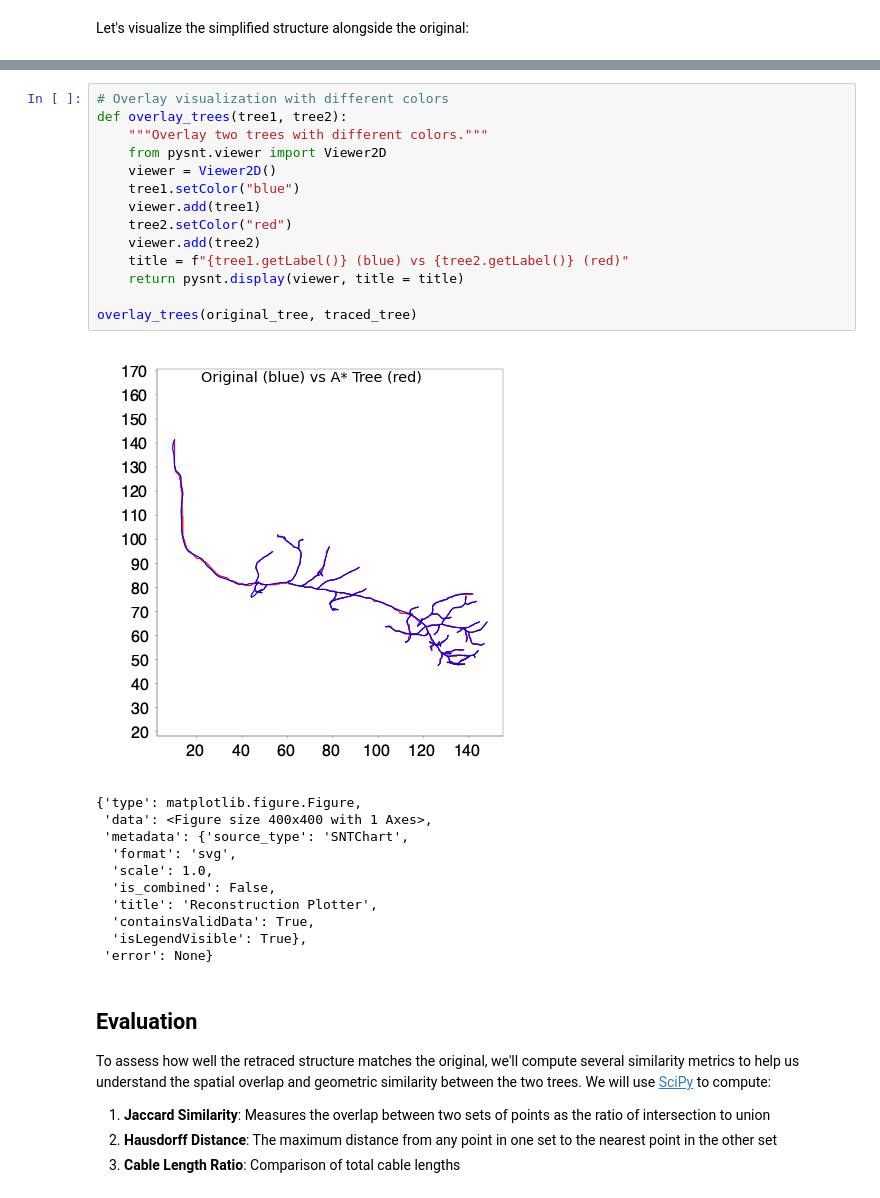
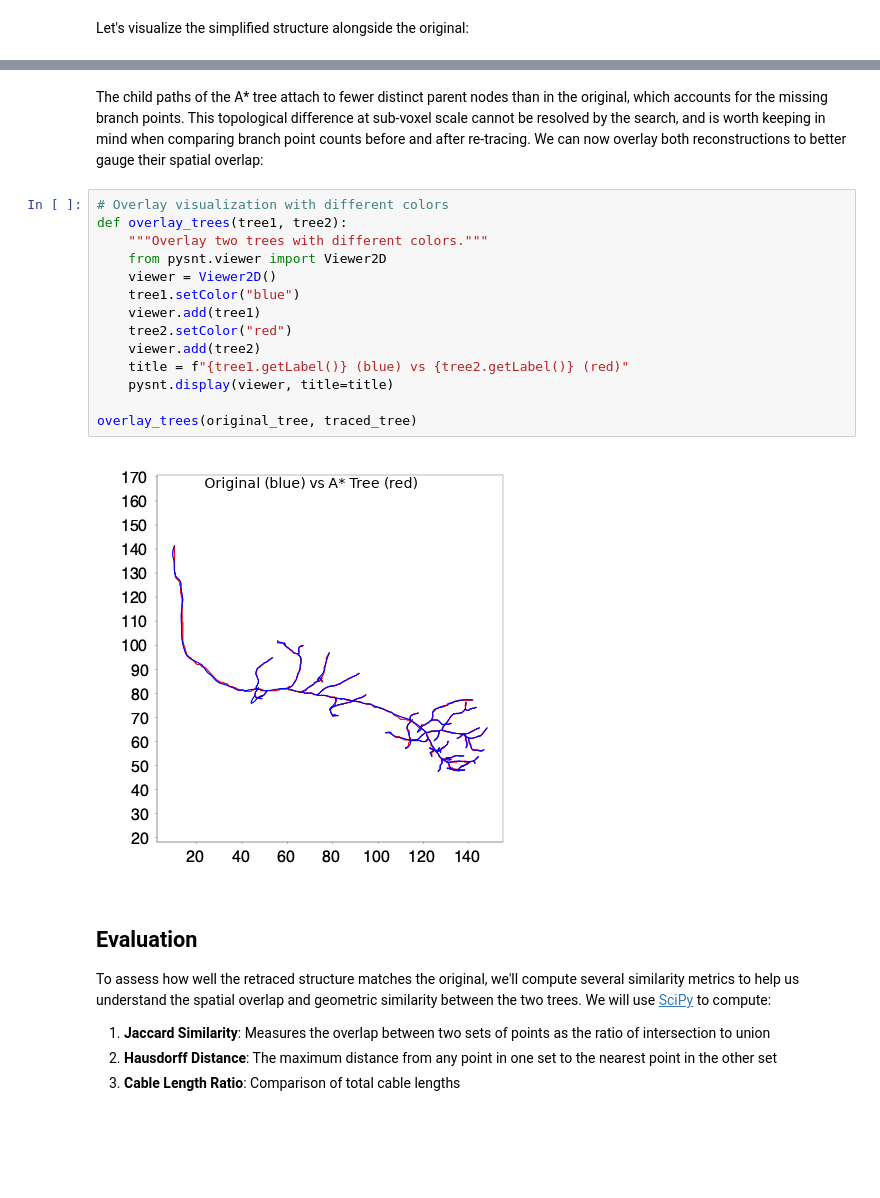
Before and after one commit to morphonets/pysnt, a Jupyter notebook: docs/notebooks/07_curvature_optimization.ipynb, the cells around one changed output, grey strips where cells are left out. Cells and saved outputs as stored; diff of their text form; blank space fills up the shorter version.

```diff
--- a/docs/notebooks/07_curvature_optimization.ipynb
+++ b/docs/notebooks/07_curvature_optimization.ipynb
@@ -196,29 +277,21 @@ We can overlay both reconstructions to better gauge their spatial overlap:
+# %% [markdown]
+The child paths of the A* tree attach to fewer distinct parent nodes than in the original, which accounts for the missing branch points. This topological difference at sub-voxel scale cannot be resolved by the search, and is worth keeping in mind when comparing branch point counts before and after re-tracing. We can now overlay both reconstructions to better gauge their spatial overlap:
 # %%
 # Overlay visualization with different colors
 def overlay_trees(tree1, tree2):
     """Overlay two trees with different colors."""
     from pysnt.viewer import Viewer2D
     viewer = Viewer2D()
     tree1.setColor("blue")
     viewer.add(tree1)
     tree2.setColor("red")
     viewer.add(tree2)
     title = f"{tree1.getLabel()} (blue) vs {tree2.getLabel()} (red)"
-    return pysnt.display(viewer, title = title)
+    pysnt.display(viewer, title=title)
 
 overlay_trees(original_tree, traced_tree)
 # %% [output]
-[figure, old version]
+[figure, new version]
-{'type': matplotlib.figure.Figure,
- 'data': <Figure size 400x400 with 1 Axes>,
- 'metadata': {'source_type': 'SNTChart',
-  'format': 'svg',
-  'scale': 1.0,
-  'is_combined': False,
-  'title': 'Reconstruction Plotter',
-  'containsValidData': True,
-  'isLegendVisible': True},
- 'error': None}
 # %% [markdown]
 ## Evaluation
 
```
Also changed, not shown: parts of 39 cells of this notebook, 1 other file.
